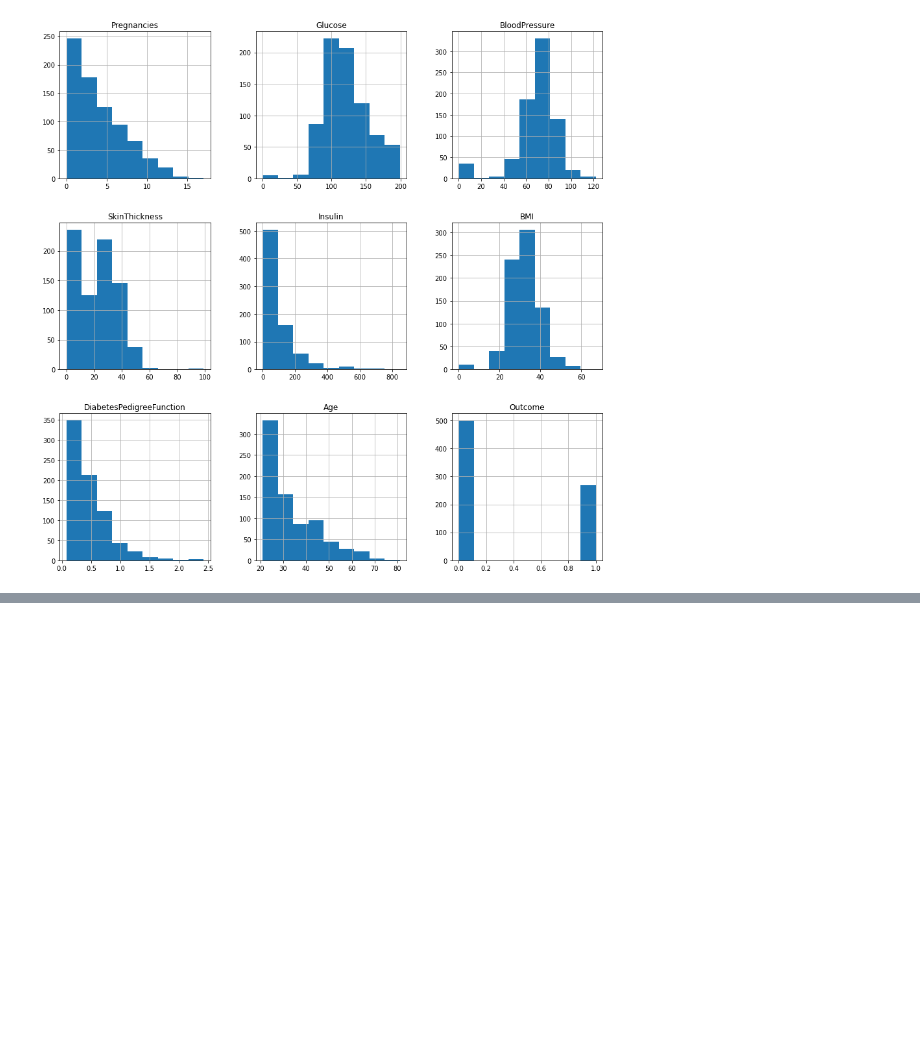
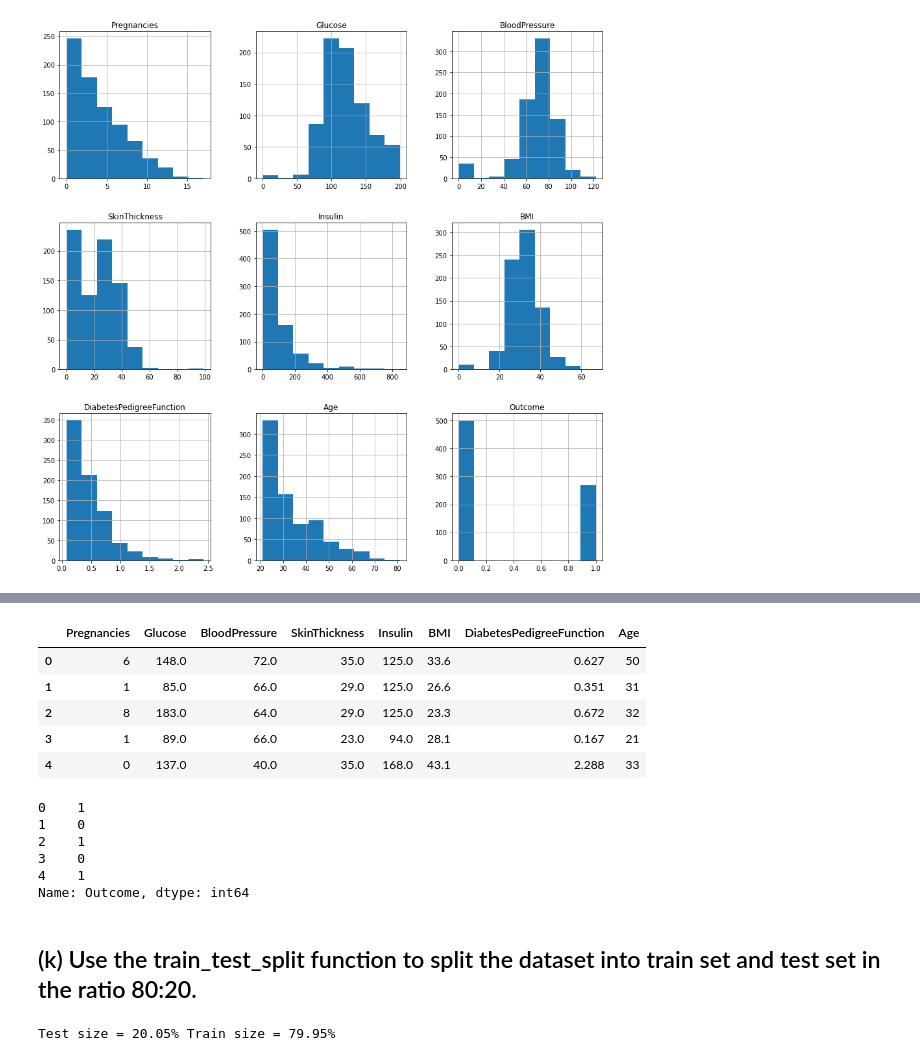
Before and after one commit to ferdouszislam/CSE445, a Jupyter notebook: midterm/Midterm CSE445.ipynb, the cells around one changed output, grey strips where cells are left out. Cells and saved outputs as stored; diff of their text form; code cells hidden in the pictures; blank space fills up the shorter version.

```diff
--- a/midterm/Midterm CSE445.ipynb
+++ b/midterm/Midterm CSE445.ipynb
@@ -161,0 +246,20 @@ plt.show()
+# %%
+X.head()
+# %% [output]
+|  | Pregnancies | Glucose | BloodPressure | SkinThickness | Insulin | BMI | DiabetesPedigreeFunction | Age |
+| 0 | 6 | 148.0 | 72.0 | 35.0 | 125.0 | 33.6 | 0.627 | 50 |
+| 1 | 1 | 85.0 | 66.0 | 29.0 | 125.0 | 26.6 | 0.351 | 31 |
+| 2 | 8 | 183.0 | 64.0 | 29.0 | 125.0 | 23.3 | 0.672 | 32 |
+| 3 | 1 | 89.0 | 66.0 | 23.0 | 94.0 | 28.1 | 0.167 | 21 |
+| 4 | 0 | 137.0 | 40.0 | 35.0 | 168.0 | 43.1 | 2.288 | 33 |
+# %%
+y.head()
+# %% [output]
+0    1
+1    0
+2    1
+3    0
+4    1
+Name: Outcome, dtype: int64
+# %% [markdown]
+## (k) Use the train_test_split function to split the dataset into train set and test set in the ratio 80:20.
@@ -161,0 +270,7 @@ plt.show()
+# %%
+train_data_percentage = round((X_train.shape[0]/X.shape[0])*100, 2)
+test_data_percentage = round((X_test.shape[0]/X.shape[0])*100, 2)
+
+print("Test size = " + str(test_data_percentage) + "%" + " Train size = " + str(train_data_percentage) + "%")
+# %% [output]
+Test size = 20.05% Train size = 79.95%
```
Also changed, not shown: parts of 12 cells of this notebook.
